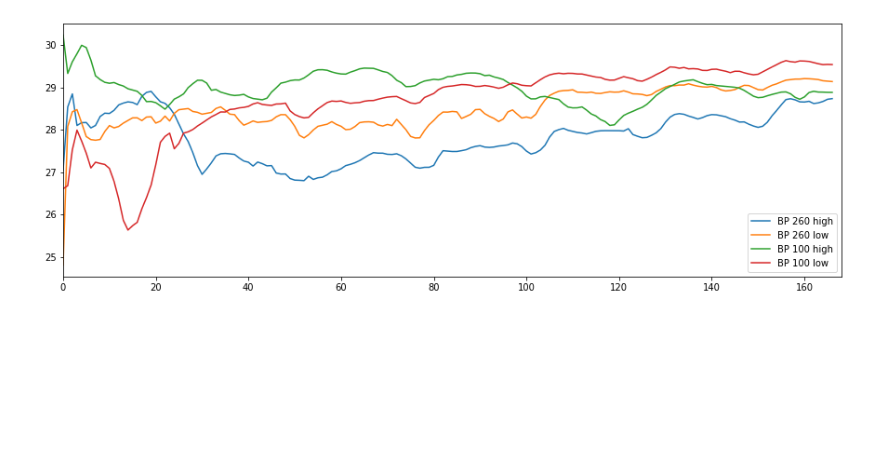
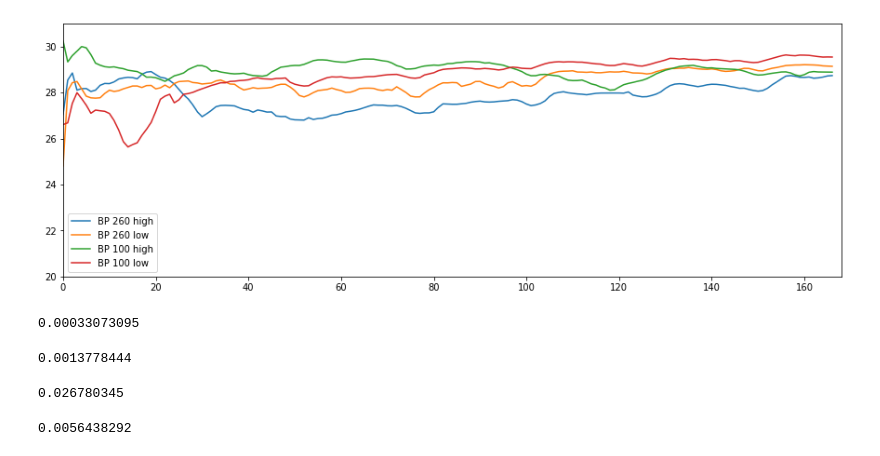
Before and after one commit to SalishSeaCast/analysis-vicky, a Jupyter notebook: notebooks/SixteenRuns.ipynb, the cells around one changed output. Drawn from its saved outputs; the diff is of its cells as text; code cells hidden in the pictures; blank space fills up the shorter version.

```diff
--- a/notebooks/SixteenRuns.ipynb
+++ b/notebooks/SixteenRuns.ipynb
@@ -217,10 +337,11 @@ ax.legend();
 # %%
 fig, ax = plt.subplots(figsize = (15,5))
 ax.plot(BP350highsal, label = 'BP 260 high')
 ax.plot(BP350lowsal, label = 'BP 260 low')
 ax.plot(BP150highsal, label = 'BP 100 high')
 ax.plot(BP150lowsal, label = 'BP 100 low')
 ax.set_xlim(0,168)
+ax.set_ylim(20,31)
 ax.legend();
 # %% [output]
-[figure, old version]
+[figure, new version]
@@ -226,0 +359,16 @@ ax.legend();
+# %%
+BP350hight['Results']['Diffusivity']['Diffusivity_00001'][-2, 298, 338]
+# %% [output]
+0.00033073095
+# %%
+BP350lowt['Results']['Diffusivity']['Diffusivity_00001'][-2, 298, 338]
+# %% [output]
+0.0013778444
+# %%
+BP150hight['Results']['Diffusivity']['Diffusivity_00001'][-2, 298, 338]
+# %% [output]
+0.026780345
+# %%
+BP150lowt['Results']['Diffusivity']['Diffusivity_00001'][-2, 298, 338]
+# %% [output]
+0.0056438292
```
Also changed, not shown: parts of 23 cells of this notebook.
